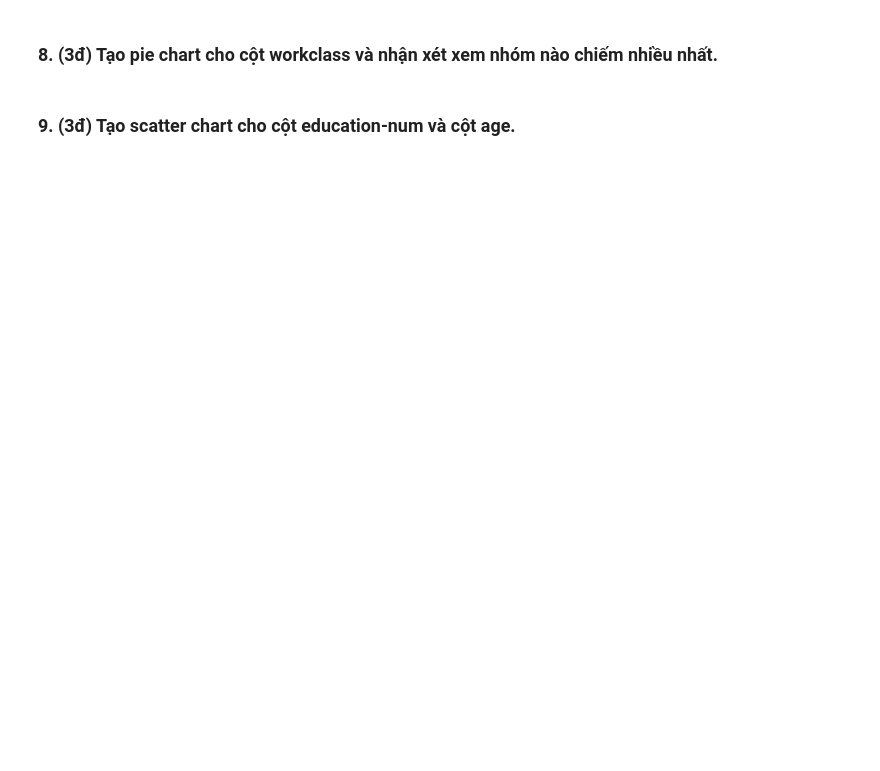
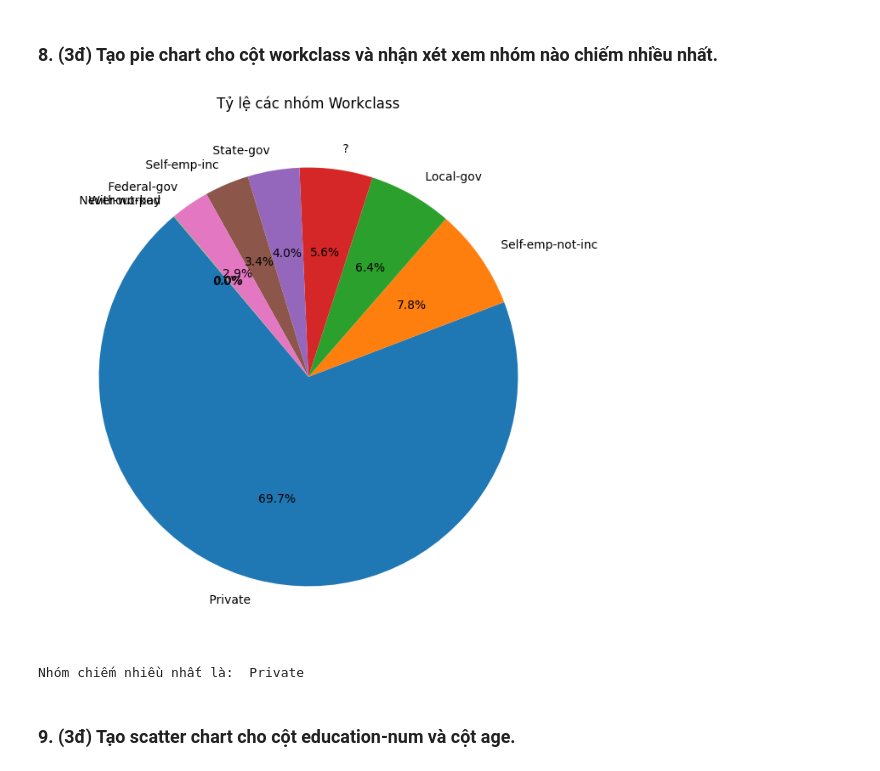
Before and after one commit to nguyenngochieu3127/git-practice, a Jupyter notebook: 12_online/adult.ipynb, the cells around one changed output. Saved outputs shown, nothing was run; the diff lists cells and outputs as text; code cells hidden in the pictures; blank space fills up the shorter version.

```diff
--- a/12_online/adult.ipynb
+++ b/12_online/adult.ipynb
@@ -67,2 +129,12 @@ TypeError: read_csv() got an unexpected keyword argument 'name'
+# %%
+workclass_counts = df['workclass'].value_counts()
+plt.figure(figsize=(8, 8))
+plt.pie(workclass_counts, labels=workclass_counts.index, autopct='%1.1f%%', startangle= 130)
+plt.title('Tỷ lệ các nhóm Workclass')
+plt.show()
+print("Nhóm chiếm nhiều nhất là:", workclass_counts.idxmax())
+# %% [output]
+[figure, added]
+Nhóm chiếm nhiều nhất là:  Private
 # %% [markdown]
 ### 9. (3đ) Tạo scatter chart cho cột education-num và cột age.
```
Also changed, not shown: parts of 15 cells of this notebook.
